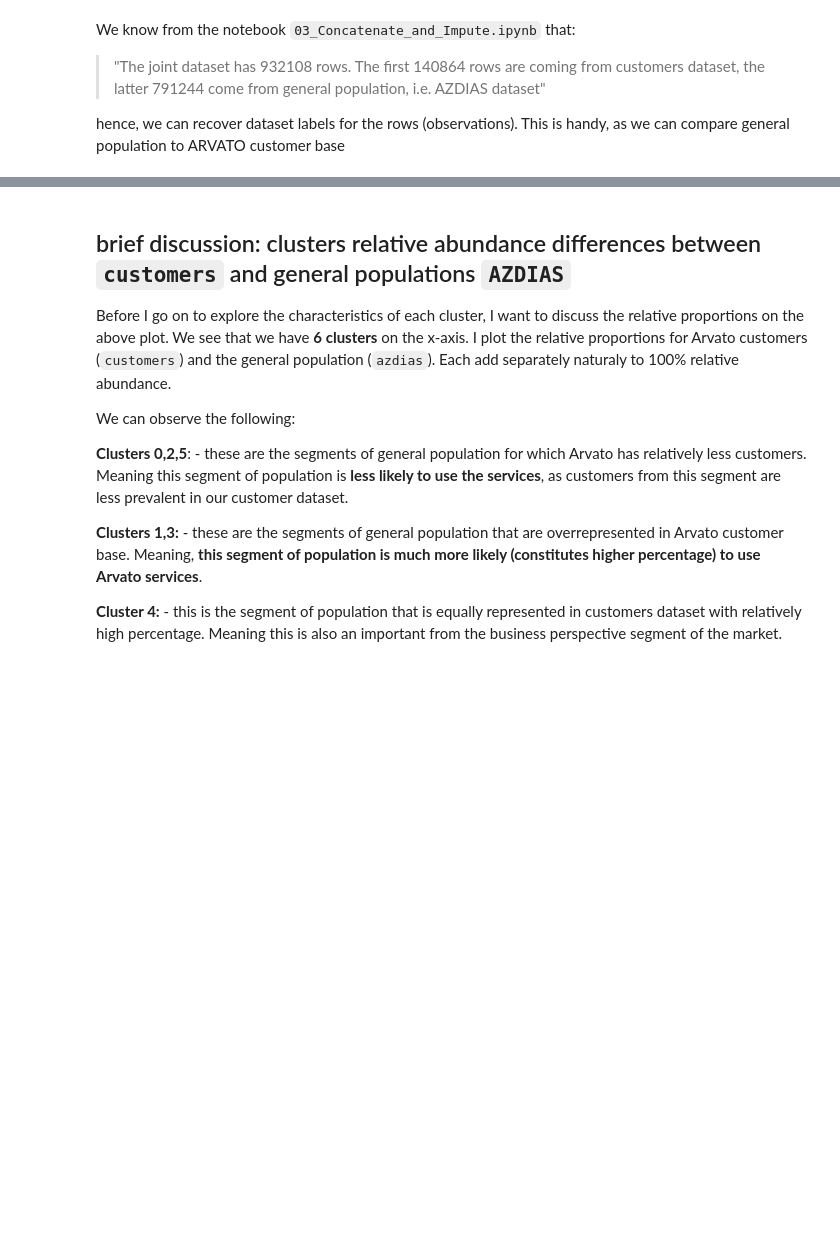
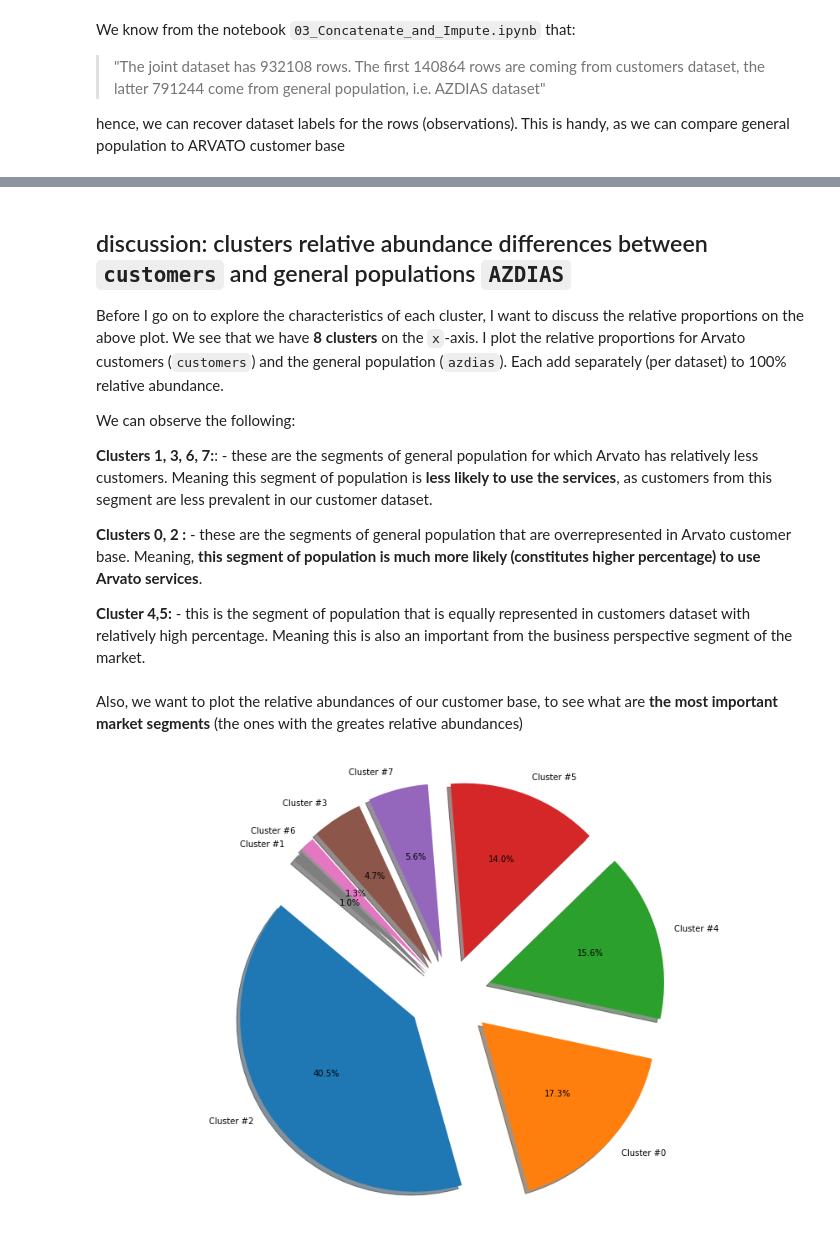
Before and after one commit to vaxherra/Arvato-Customer-Segmentation, a Jupyter notebook: Unsupervised/Unsupervised_Customer_Segmentation.ipynb, the cells around one changed output, grey strips where cells are left out. Saved outputs shown, nothing was run; the diff lists cells and outputs as text; code cells hidden in the pictures; blank space fills up the shorter version.

```diff
--- a/Unsupervised/Unsupervised_Customer_Segmentation.ipynb
+++ b/Unsupervised/Unsupervised_Customer_Segmentation.ipynb
@@ -313,9 +324,11 @@ Thus, a score as close to 1.0 is good
 # %%
 %%time
 
+n_clusters=8
+
 from sklearn.cluster import KMeans
 from sklearn import metrics
-estimator = KMeans(n_clusters=6)
+estimator = KMeans(n_clusters=n_clusters)
 
 cluster_stability_score = cluster_stability(joint_dataset_PCA_reduced.to_numpy(),estimator,percent=.25 ,n_iter=10)
 cluster_stability_score
@@ -368,19 +429,38 @@ sns.catplot(x='cluster', y='count', hue='dataset', data=culuster_assignements, k
 # %% [markdown]
-## brief discussion: clusters relative abundance differences between `customers` and general populations `AZDIAS`
+## discussion: clusters relative abundance differences between `customers` and general populations `AZDIAS`
 
-Before I go on to explore the characteristics of each cluster, I want to discuss the relative proportions on the above plot. We see that we have **6 clusters** on the x-axis. I plot the relative proportions for Arvato customers (`customers`) and the general population (`azdias`).  Each add separately naturaly to 100% relative abundance.
+Before I go on to explore the characteristics of each cluster, I want to discuss the relative proportions on the above plot. We see that we have **8 clusters** on the `x`-axis. I plot the relative proportions for Arvato customers (`customers`) and the general population (`azdias`).  Each add separately (per dataset)  to 100% relative abundance.
 
 We can observe the following:
 
 
-**Clusters 0,2,5**:
+**Clusters 1, 3, 6, 7:**:
     - these are the segments of general population for which Arvato has relatively less customers. Meaning this segment of population is **less likely to use the services**, as customers from this segment are less prevalent in our customer dataset.
 
-**Clusters 1,3:**
+**Clusters 0, 2 :**
     - these are the segments of general population that are overrepresented in Arvato customer base. Meaning, **this segment of population is much more likely (constitutes higher percentage) to use Arvato services**.
 
-**Cluster 4:**
+**Cluster 4,5:**
     - this is the segment of population that is  equally represented in customers dataset with relatively high percentage. Meaning this is also an important from the business perspective segment of the market.
+# %% [markdown]
+Also, we want to plot the relative abundances of our customer base, to see what are **the most important market segments** (the ones with the greates relative abundances)
+# %%
+cust_counts = culuster_assignements[culuster_assignements['dataset']=="customers"]
+cust_counts = cust_counts.sort_values('count',ascending=False)
+labels = ["Cluster #{}".format(x) for x  in  list(cust_counts['cluster'])]
+
+explode = [ max(0, 0.25-i*0.01  ) for i in range(8)]
+
+
+
+plt.figure(figsize=(15,10))
+plt.pie(cust_counts['count'], explode=explode, labels=labels,
+autopct='%1.1f%%', shadow=True, startangle=140)
+
+plt.axis('equal')
+plt.show()
+# %% [output]
+[figure, added]
 # %% [markdown]
 ---
 # C. correlate PC with clusters
```
Also changed, not shown: parts of 41 cells of this notebook, 4 other files.
